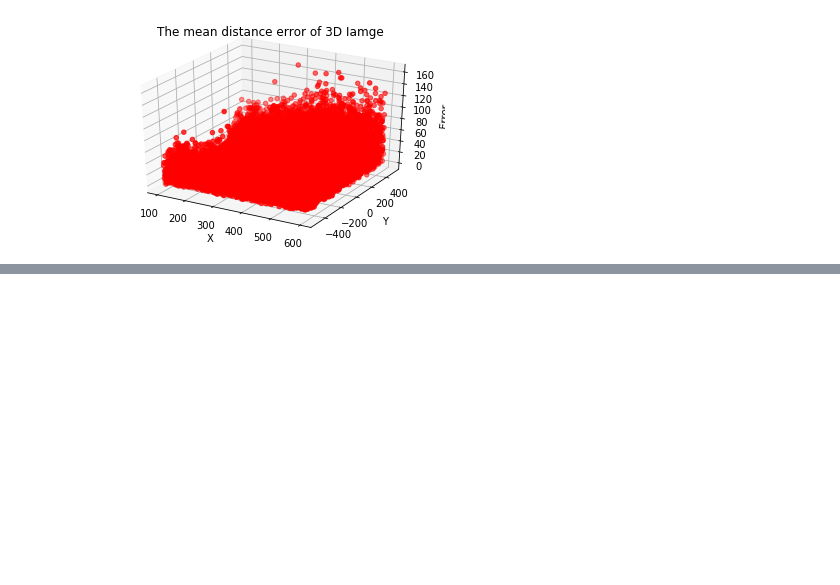
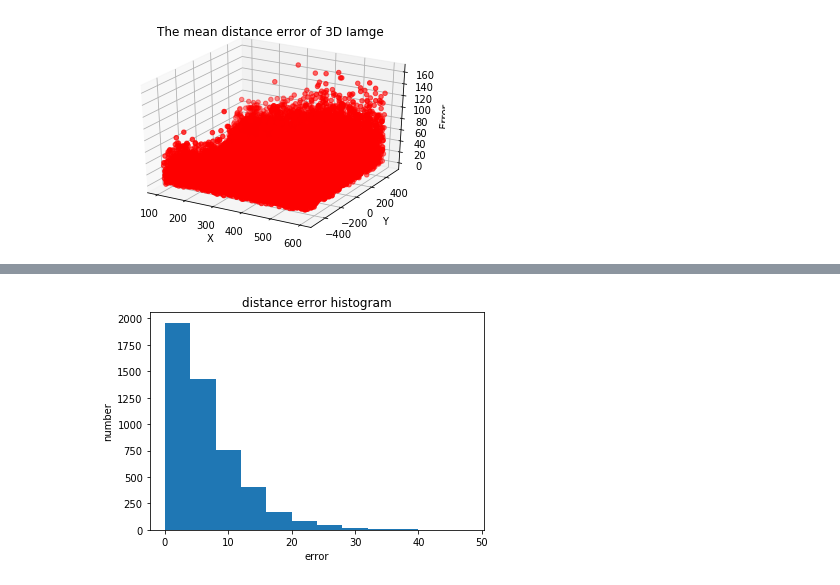
Before and after one commit to Yanlingwu95/Acoustic_Localization, a Jupyter notebook: Task2_D_VLOS_RowData_Conv_200k.ipynb, the cells around one changed output, grey strips where cells are left out. Cells and saved outputs as stored; diff of their text form; code cells hidden in the pictures; blank space fills up the shorter version.

```diff
--- a/Task2_D_VLOS_RowData_Conv_200k.ipynb
+++ b/Task2_D_VLOS_RowData_Conv_200k.ipynb
@@ -234,0 +240,11 @@ Text(0.5, 1.0, "The mean distance error of 'heat map'")
+# %%
+#plot the 2D image of error
+fig = plt.figure()
+ax5 = fig.add_subplot(111)
+plt.hist(np.array(err_map_300['err']), bins=range(0,50,4))
+plt.xlabel("error")
+plt.ylabel("number")
+plt.title("distance error histogram")
+plt.show()
+# %% [output]
+[figure, added]
```
Also changed, not shown: parts of 6 cells of this notebook.
